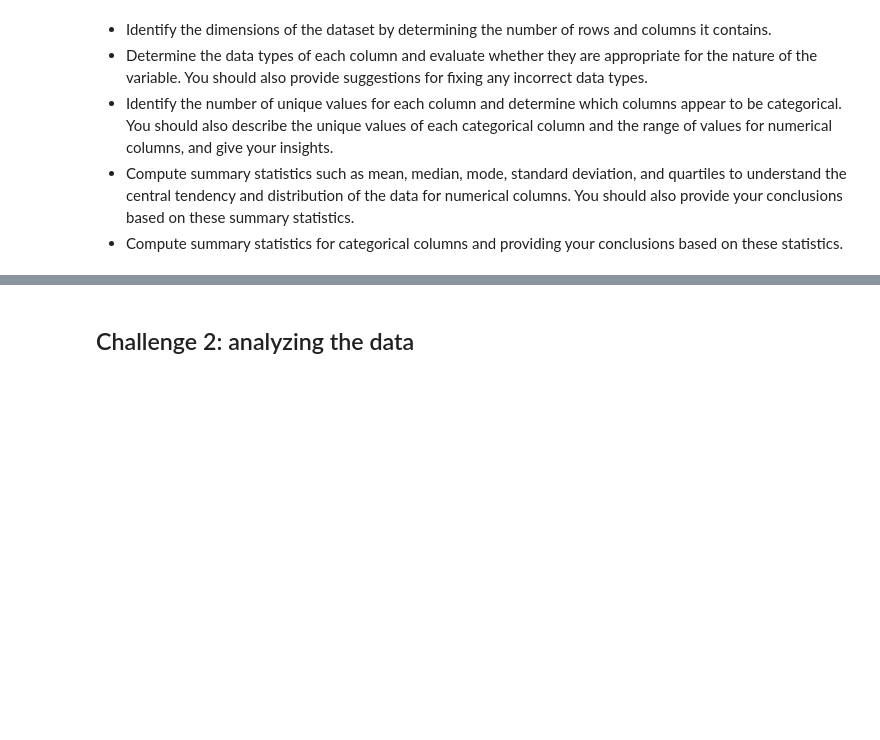
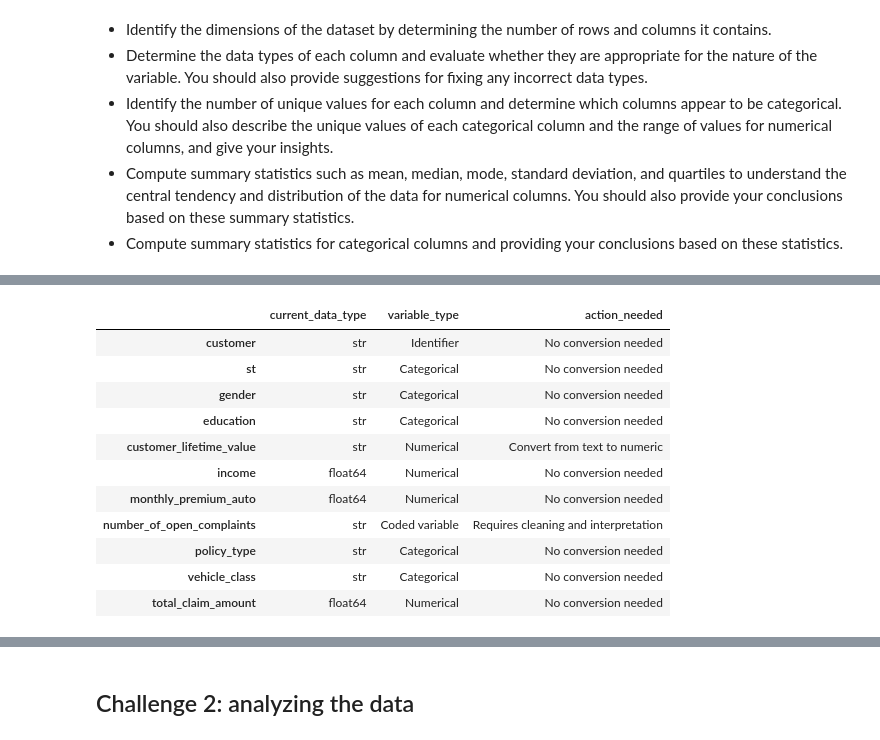
Before and after one commit to jannoelvero/lab-dw-pandas, a Jupyter notebook: lab-dw-pandas.ipynb, the cells around one changed output, grey strips where cells are left out. Drawn from its saved outputs; the diff is of its cells as text; code cells hidden in the pictures; blank space fills up the shorter version.

```diff
--- a/lab-dw-pandas.ipynb
+++ b/lab-dw-pandas.ipynb
@@ -97,0 +143,45 @@ df["total_claim_amount"]
+# %%
+data_type_assessment = pd.DataFrame({
+    "current_data_type": df.dtypes.astype(str),
+    "variable_type": [
+        "Identifier",
+        "Categorical",
+        "Categorical",
+        "Categorical",
+        "Numerical",
+        "Numerical",
+        "Numerical",
+        "Coded variable",
+        "Categorical",
+        "Categorical",
+        "Numerical"
+    ],
+    "action_needed": [
+        "No conversion needed",
+        "No conversion needed",
+        "No conversion needed",
+        "No conversion needed",
+        "Convert from text to numeric",
+        "No conversion needed",
+        "No conversion needed",
+        "Requires cleaning and interpretation",
+        "No conversion needed",
+        "No conversion needed",
+        "No conversion needed"
+    ]
+})
+
+data_type_assessment
+# %% [output]
+|  | current_data_type | variable_type | action_needed |
+| customer | str | Identifier | No conversion needed |
+| st | str | Categorical | No conversion needed |
+| gender | str | Categorical | No conversion needed |
+| education | str | Categorical | No conversion needed |
+| customer_lifetime_value | str | Numerical | Convert from text to numeric |
+| income | float64 | Numerical | No conversion needed |
+| monthly_premium_auto | float64 | Numerical | No conversion needed |
+| number_of_open_complaints | str | Coded variable | Requires cleaning and interpretation |
+| policy_type | str | Categorical | No conversion needed |
+| vehicle_class | str | Categorical | No conversion needed |
+| total_claim_amount | float64 | Numerical | No conversion needed |
```
Also changed, not shown: parts of 47 cells of this notebook.
